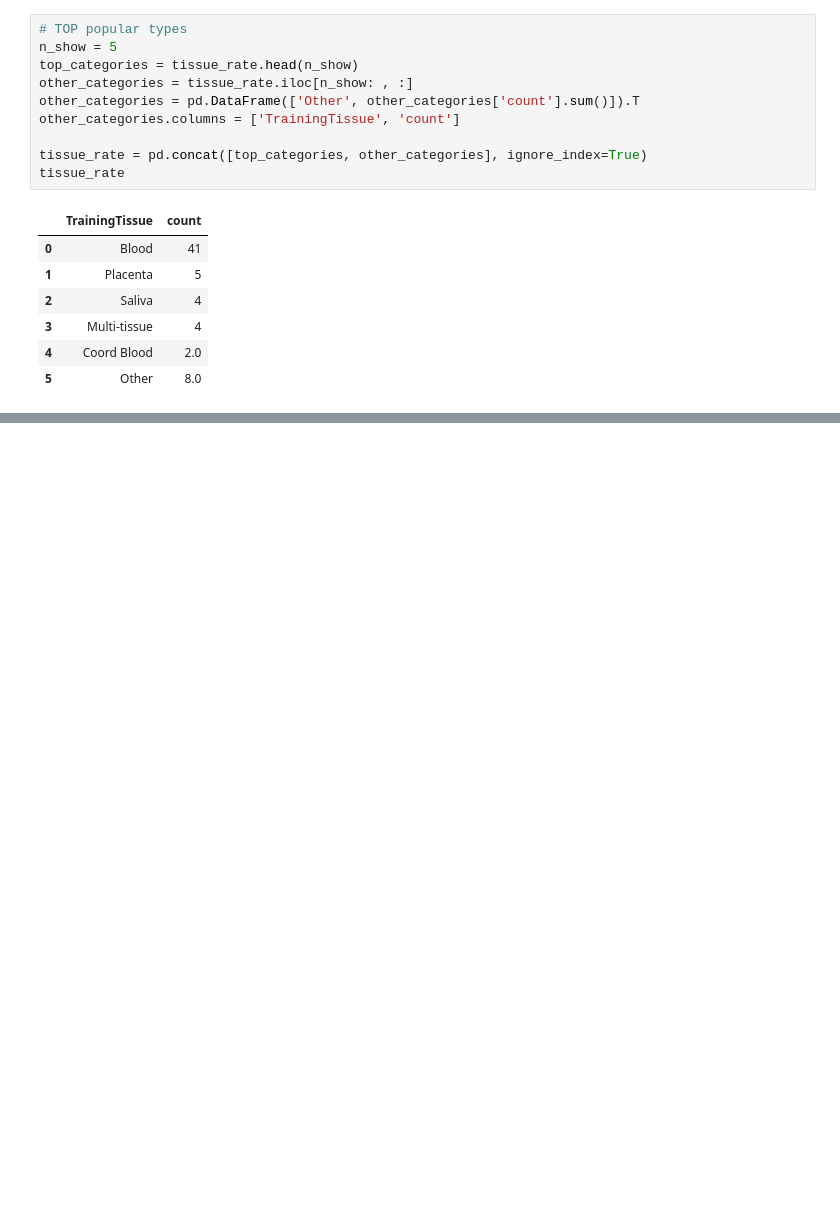
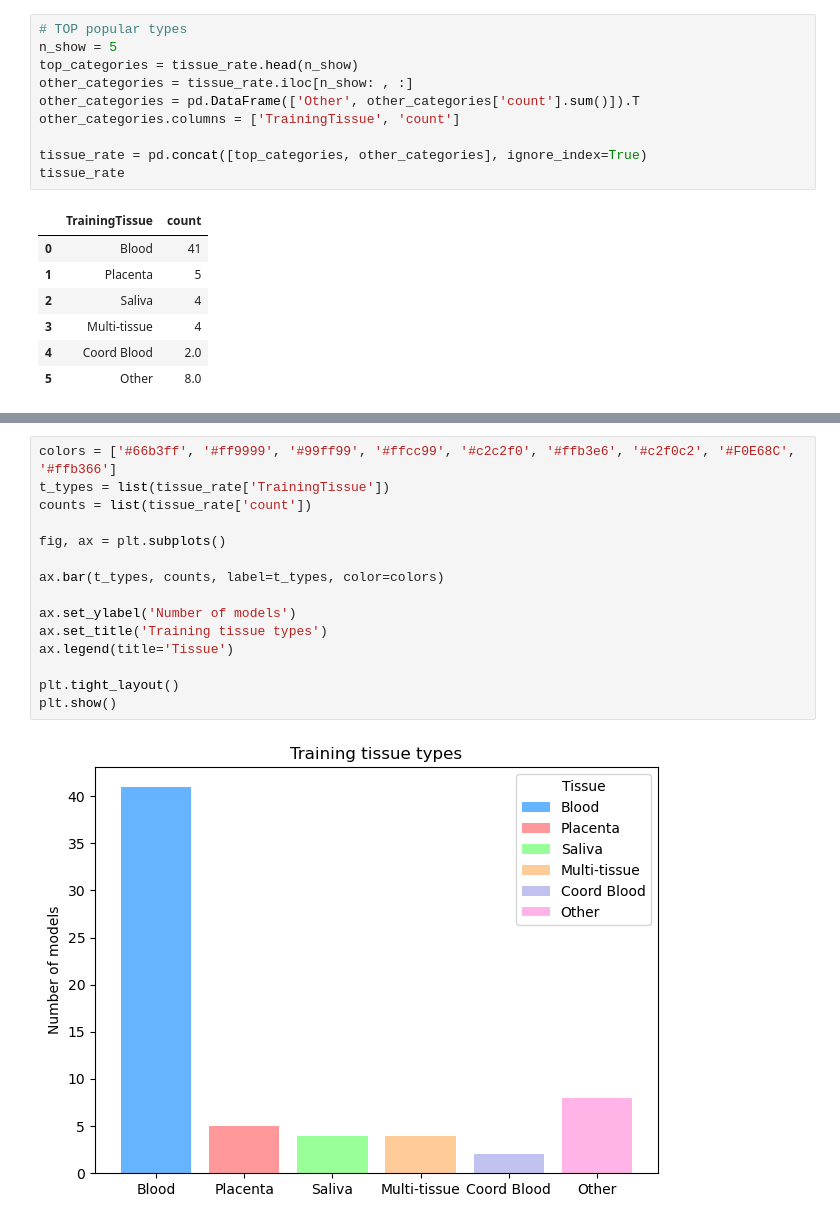
Before and after one commit to ComputationalAgingLab/ComputAge, a Jupyter notebook: workbook_models_analysis.ipynb, the cells around one changed output, grey strips where cells are left out. Saved outputs shown, nothing was run; the diff lists cells and outputs as text; blank space fills up the shorter version.

Commit message:
Add barplot TrainingTissue

```diff
--- a/workbook_models_analysis.ipynb
+++ b/workbook_models_analysis.ipynb
@@ -231,3 +241,20 @@ plt.title('Training tissue')
 plt.show()
 # %% [output]
 [figure]
+# %%
+colors = ['#66b3ff', '#ff9999', '#99ff99', '#ffcc99', '#c2c2f0', '#ffb3e6', '#c2f0c2', '#F0E68C', '#ffb366']
+t_types = list(tissue_rate['TrainingTissue'])
+counts = list(tissue_rate['count'])
+
+fig, ax = plt.subplots()
+
+ax.bar(t_types, counts, label=t_types, color=colors)
+
+ax.set_ylabel('Number of models')
+ax.set_title('Training tissue types')
+ax.legend(title='Tissue')
+
+plt.tight_layout()
+plt.show()
+# %% [output]
+[figure, added]
```
Also changed, not shown: parts of 3 cells of this notebook.
